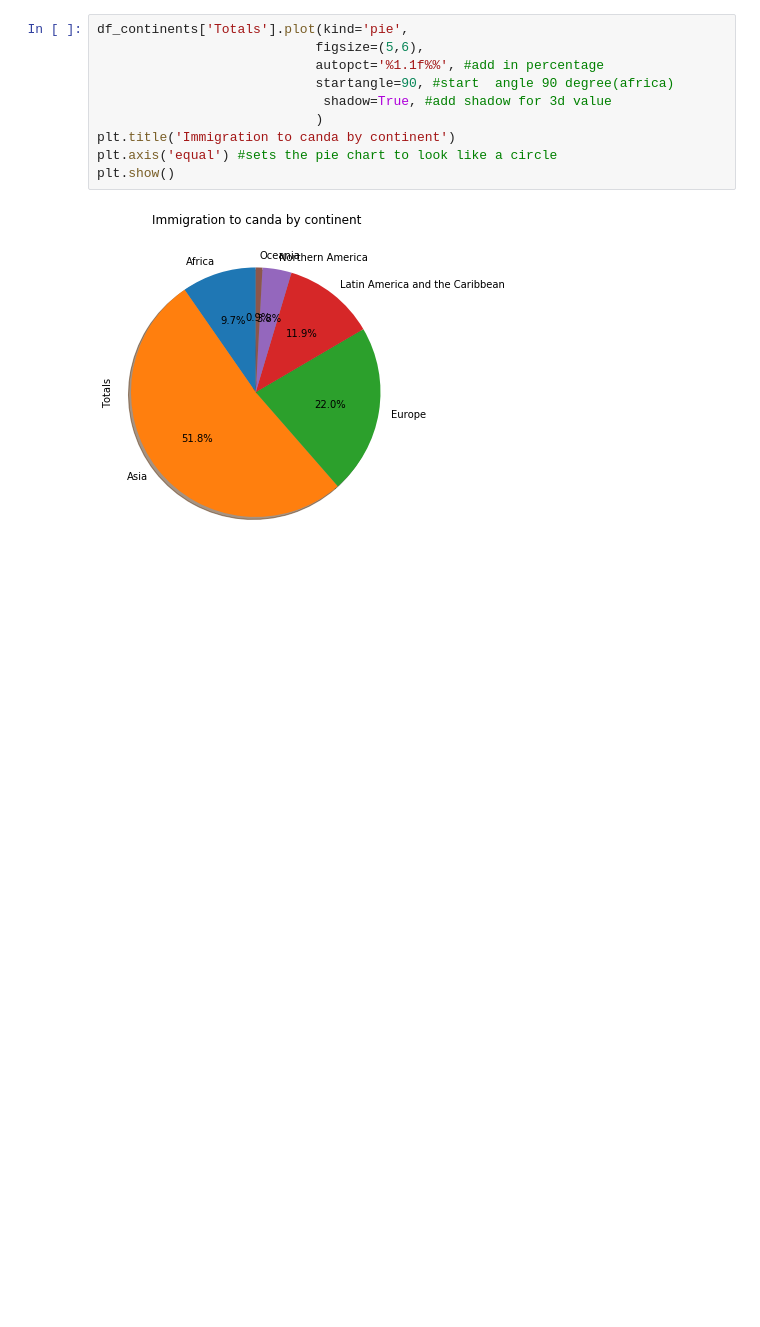
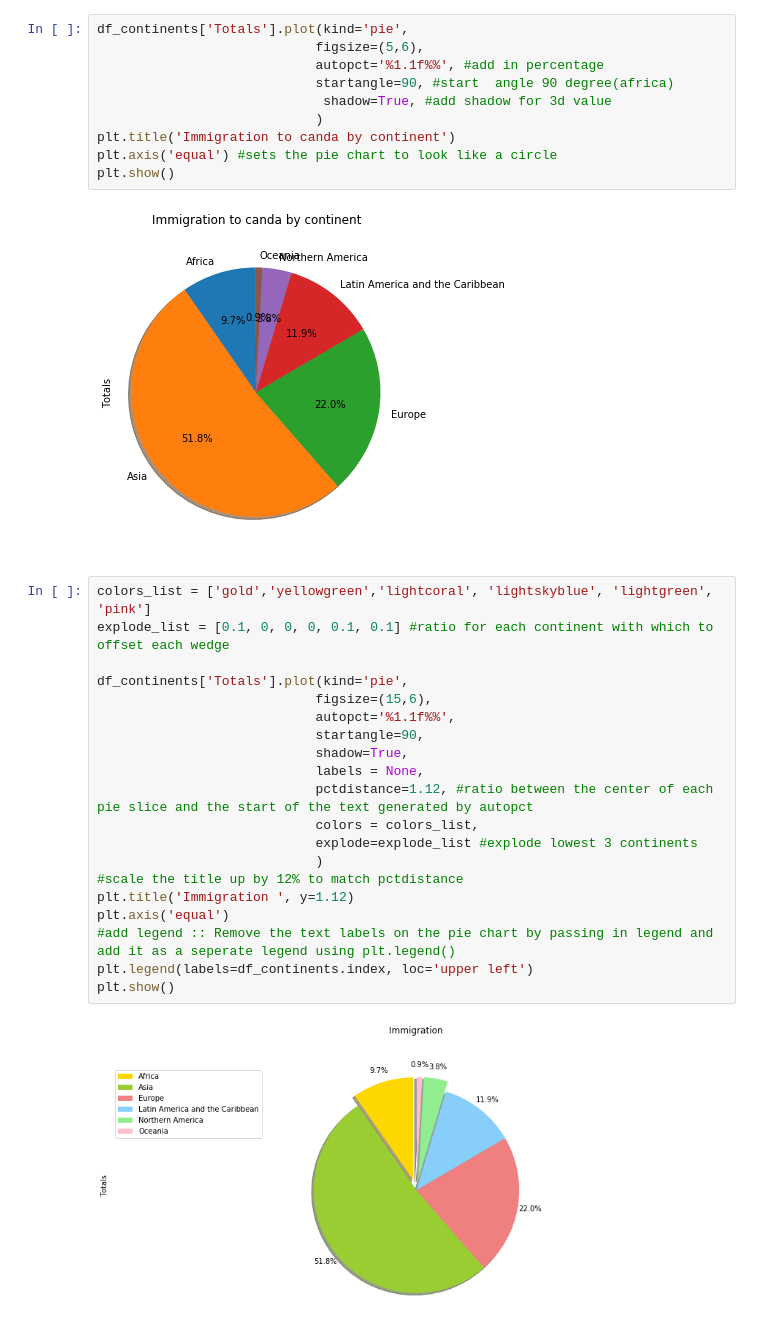
Before and after one commit to HridoyAlam/Data_Science, a Jupyter notebook: pieChart_BoxPlot_ScatterPlots_bubblePlots.ipynb, the cells around one changed output. Saved outputs shown, nothing was run; the diff lists cells and outputs as text; blank space fills up the shorter version.

Commit message:
pic chart updated

```diff
--- a/pieChart_BoxPlot_ScatterPlots_bubblePlots.ipynb
+++ b/pieChart_BoxPlot_ScatterPlots_bubblePlots.ipynb
@@ -86,3 +86,25 @@ plt.axis('equal') #sets the pie chart to look like a circle
 plt.show()
 # %% [output]
 [figure]
+# %%
+colors_list = ['gold','yellowgreen','lightcoral', 'lightskyblue', 'lightgreen', 'pink']
+explode_list = [0.1, 0, 0, 0, 0.1, 0.1] #ratio for each continent with which to offset each wedge
+
+df_continents['Totals'].plot(kind='pie',
+                            figsize=(15,6),
+                            autopct='%1.1f%%',
+                            startangle=90,
+                            shadow=True,
+                            labels = None,
+                            pctdistance=1.12, #ratio between the center of each pie slice and the start of the text generated by autopct
+                            colors = colors_list,
+                            explode=explode_list #explode lowest 3 continents
+                            )
+#scale the title up by 12% to match pctdistance
+plt.title('Immigration ', y=1.12)
+plt.axis('equal')
+#add legend :: Remove the text labels on the pie chart by passing in legend and add it as a seperate legend using plt.legend()
+plt.legend(labels=df_continents.index, loc='upper left')
+plt.show()
+# %% [output]
+[figure, added]
```
Also changed, not shown: parts of 1 cell of this notebook.
